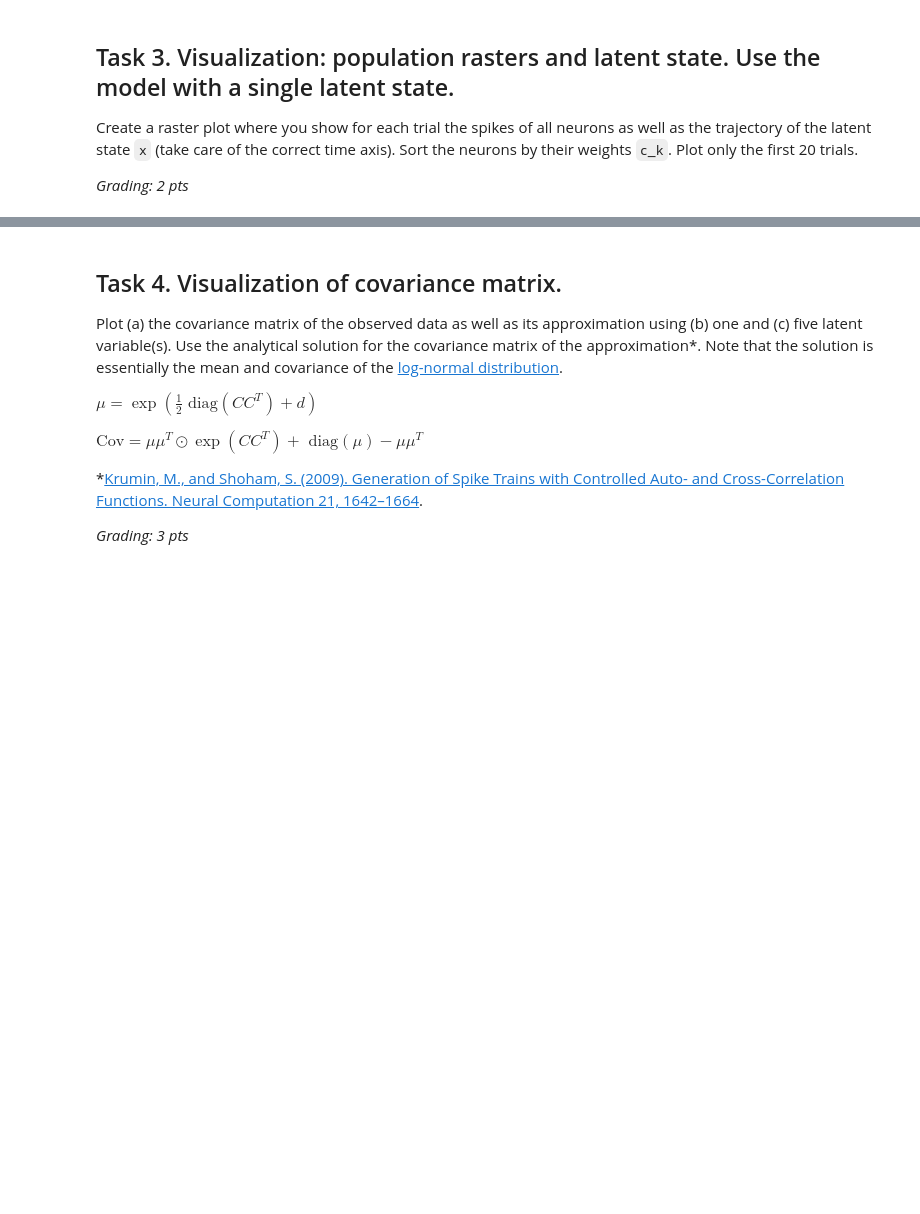
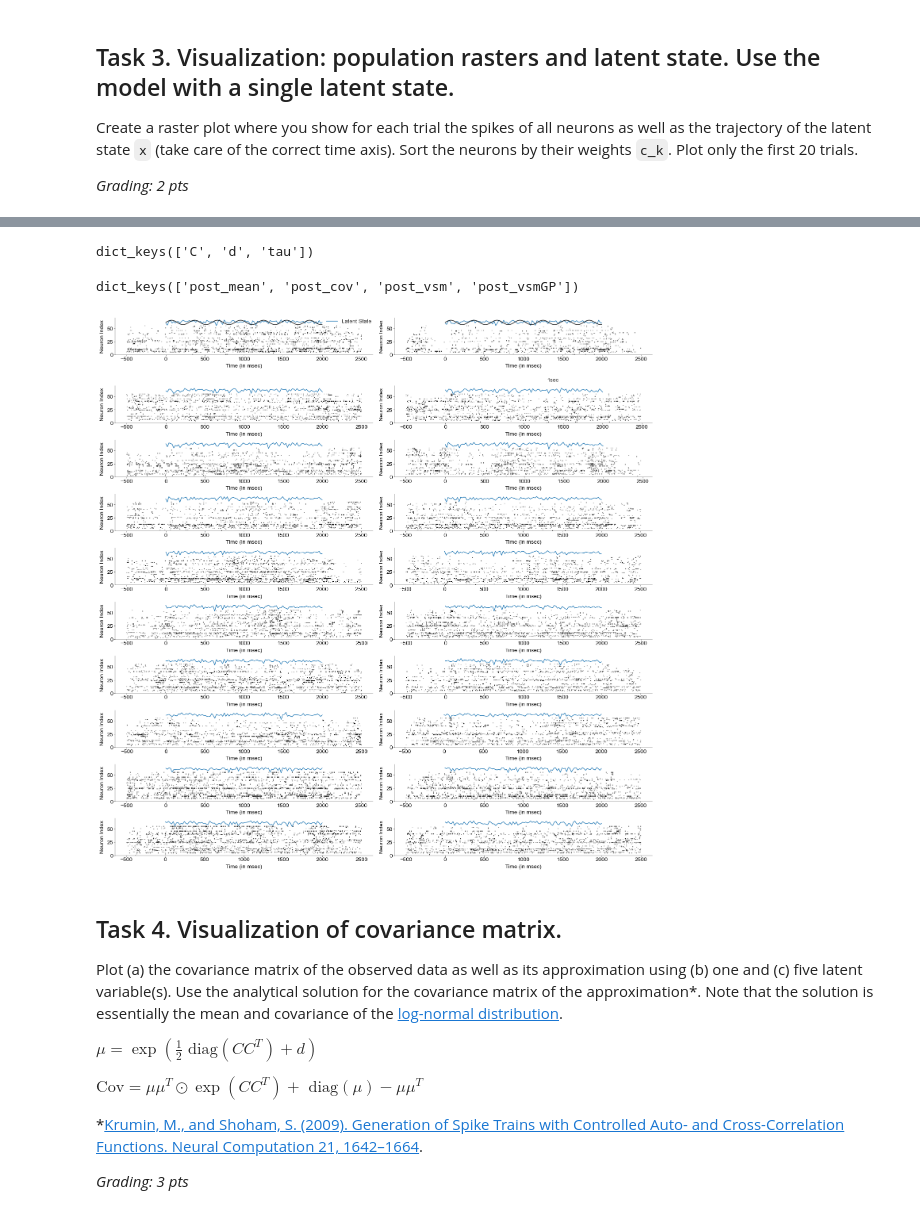
Before and after one commit to atimcenko/tu-neural-data-science, a Jupyter notebook: notebooks/CodingLab6_Nitin.ipynb, the cells around one changed output, grey strips where cells are left out. Drawn from its saved outputs; the diff is of its cells as text; code cells hidden in the pictures; blank space fills up the shorter version.

```diff
--- a/notebooks/CodingLab6_Nitin.ipynb
+++ b/notebooks/CodingLab6_Nitin.ipynb
@@ -385,3 +449,18 @@ ax.axhline(baseline_error, linestyle="--")
 Create a raster plot where you show for each trial the spikes of all neurons as well as the trajectory of the latent state `x` (take care of the correct time axis). Sort the neurons by their weights `c_k`. Plot only the first 20 trials.
 
 *Grading: 2 pts*
+# %%
+# Model with single latent space
+xdim = 1  # number of modulators
+ydim = data.ydim # number of neurons
+initParams = util.initializeParams(xdim, ydim, data)
+
+fitBatch = engine.PPGPFAfit(
+    experiment=data,
+    initParams=initParams,
+    xdim=xdim,
+    maxEMiter=20,
+    verbose=False,
+    EMmode="Batch",
+    batchSize=5,
+)
@@ -387,0 +477,4 @@ Create a raster plot where you show for each trial the spikes of all neurons as
+# %%
+fitBatch.optimParams.keys()
+# %% [output]
+dict_keys(['C', 'd', 'tau'])
@@ -388,39 +483,65 @@ Create a raster plot where you show for each trial the spikes of all neurons as
+# %%
+fitBatch.infRes.keys()
+# %% [output]
+dict_keys(['post_mean', 'post_cov', 'post_vsm', 'post_vsmGP'])
+# %%
+x_fitted = np.array(fitBatch.infRes["post_mean"])
+x_fitted = np.reshape(x_fitted, (100, 20))
 # %%
 from numpy import matlib
 
 # Your plot here
 fig, axs = plt.subplots(10, 2, figsize=(14, 14))
 
 ts = np.linspace(0, 2000, 100)
 xa = 0.15
 xs = 0.7 * xa * np.sin(ts / 1000 * 3.4 * 2 * np.pi) + xa
 
 with sns.axes_style("ticks"):
     for ntrial, ax in enumerate(axs.flat):
+        ax = plt.subplot(10, 2, ntrial + 1)
+
         x = range(50, 2000, 100)  # assume binsize of 100ms
 
         # ------------------------
         # plot latent state (1 pt)
         # ------------------------
 
         # hint: can be plotted on top of the corresponding raster
 
         # sort neurons by firing rate
+        c_k = fitBatch.optimParams[
+            "C"
+        ].squeeze()  # squeeze parameter will unravel all the values in C
+        idx = np.argsort(c_k)
+        y_sorted = data.data[ntrial]["Y"][idx, :]  # sort the spikes by c_k
 
         # ----------------------------------
         # plot raster for each neuron (1 pt)
         # ----------------------------------
 
+        util.raster(data.data[ntrial]["spike_time"][idx])
+
+        # x_est = allTrialsState(fitToy, 1).ravel() * 2 + 65
+        ax.plot(ts, x_fitted[:, ntrial] * 2 + 60, label="Latent State")
+
+        ax.set_ylim([0, 70])
+
         if ntrial == 0:
-            ax.legend()
+            ax.legend(bbox_to_anchor=[0.8, 1.10])
         if ntrial == 1:
             ax.plot([1000, 2000], [-30, -30], color="green")
             ax.text(1300, -50, "1sec")
         if ntrial < 2:
             ax.plot(ts, (xs * 40) + data.ydim, "k", color="black")
 
-        ax.set_yticks([])
-        ax.set_xticks([])
+        ax.set_xlabel("Time (in msec)")
+        ax.set_ylabel("Neuron Index")
+
+#         ax.set_yticks([])
+#         ax.set_xticks([])
+# %% [output]
+[figure, added]
 # %% [markdown]
 ## Task 4. Visualization of covariance matrix.
 
```
Also changed, not shown: parts of 17 cells of this notebook, 4 other files.
